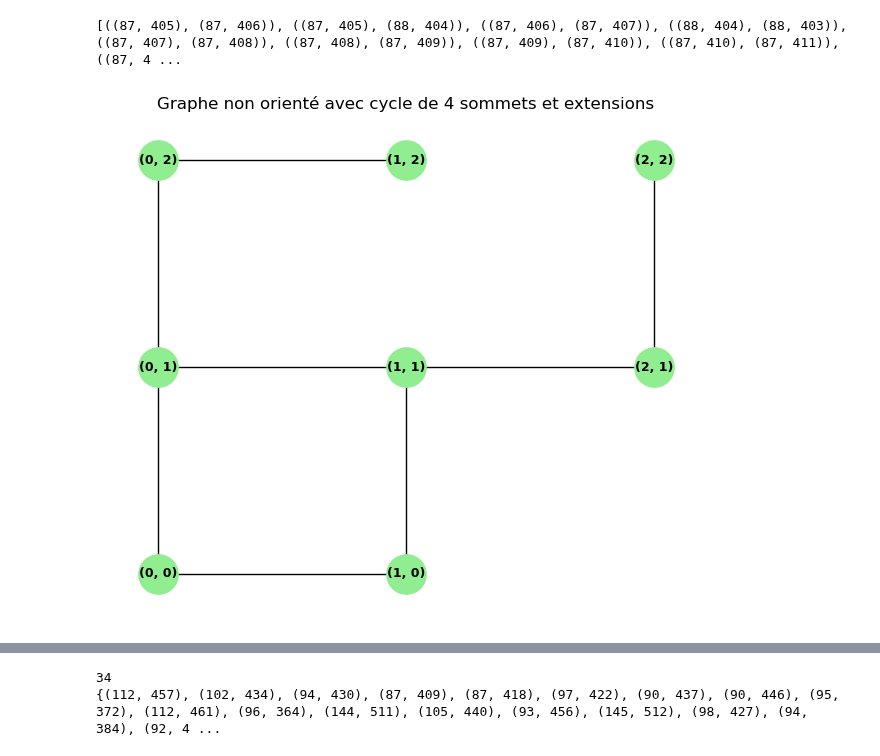
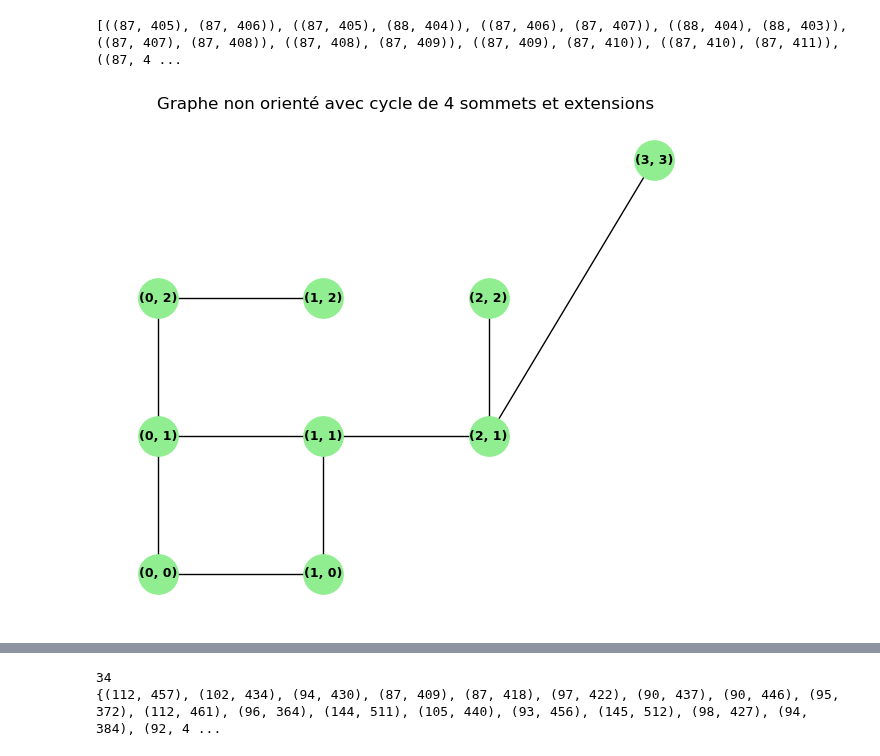
Before and after one commit to Lilian-GA/Nematode_status_assay, a Jupyter notebook: one_image_test.ipynb, the cells around one changed output, grey strips where cells are left out. Drawn from its saved outputs; the diff is of its cells as text; code cells hidden in the pictures.

```diff
--- a/one_image_test.ipynb
+++ b/one_image_test.ipynb
@@ -394,35 +410,36 @@ G2 = nx.Graph()
 # Sommets : tuples représentant des coordonnées
 nodes = [
     (0, 0), (0, 1), (1, 0), (1, 1),  # carré (cycle de 4)
-    (2, 1), (2, 2), (1, 2), (0, 2)   # extension vers la droite et le haut
+    (2, 1), (2, 2), (1, 2), (0, 2), (3,3)   # extension vers la droite et le haut
 ]
 G2.add_nodes_from(nodes)
 
 # Arêtes formant un carré + quelques extensions
 edges = [
     # cycle de 4 sommets
     ((0, 0), (0, 1)),
     ((0, 1), (1, 1)),
     ((1, 1), (1, 0)),
     ((1, 0), (0, 0)),
     # extensions
     ((1, 1), (2, 1)),
     ((2, 1), (2, 2)),
+    ((2, 1), (3, 3)),
     ((1, 2), (0, 2)),
     ((0, 2), (0, 1))
 ]
 G2.add_edges_from(edges)
 
 # Positions = coordonnées des tuples
 pos = {n: n for n in G2.nodes()}
 
 # Dessin du graphe
 plt.figure(figsize=(6, 5))
 nx.draw(G2, pos, with_labels=True, node_color='lightgreen', node_size=800, font_size=9, font_weight='bold')
 plt.title("Graphe non orienté avec cycle de 4 sommets et extensions")
 plt.show()
 # %% [output]
-[figure, old version]
+[figure, new version]
 # %%
 all_nematods_candidates(G2)
 # %% [output]
```
Also changed, not shown: parts of 2 cells of this notebook, 1 other file.
